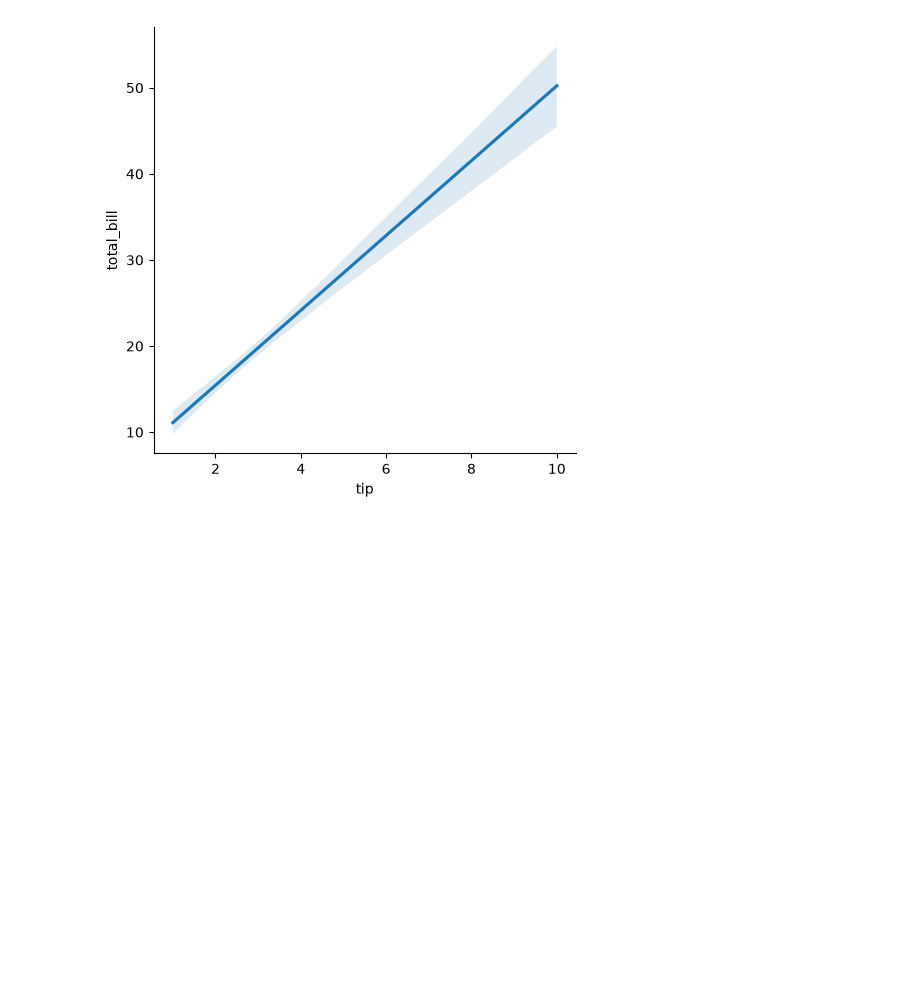
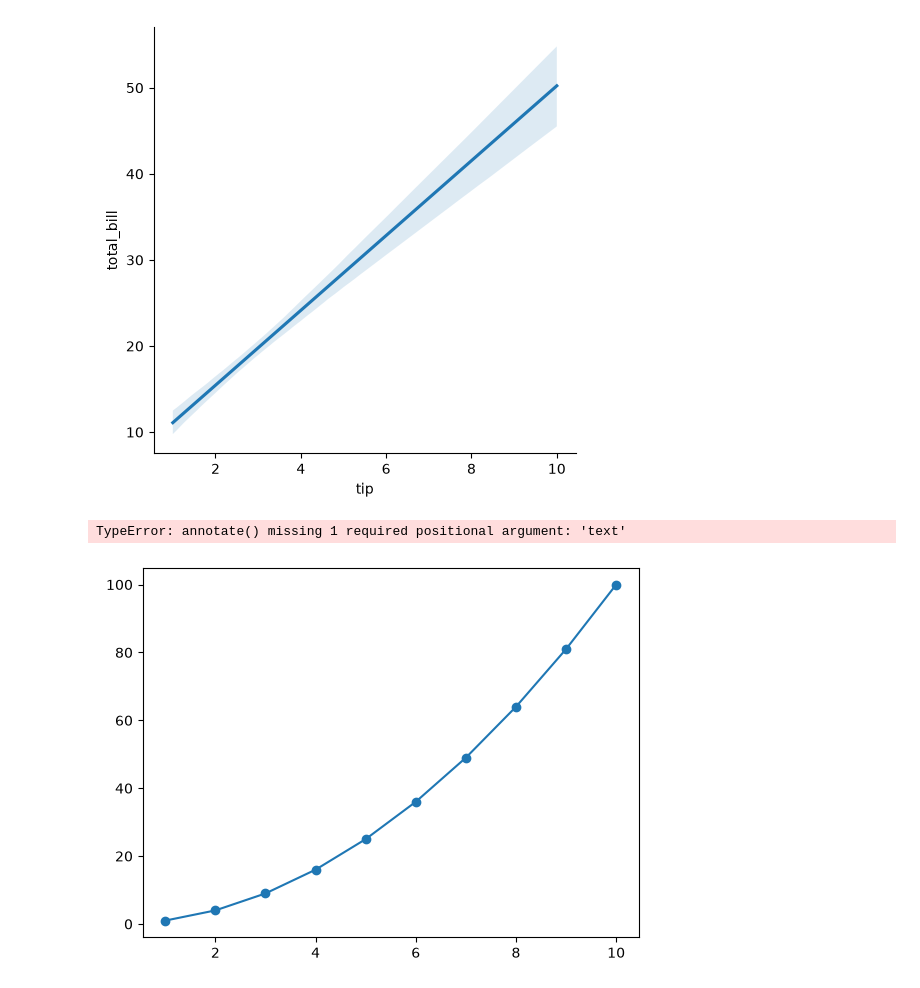
Before and after one commit to Ashuu189/python-libraries-pro, a Jupyter notebook: PracticeSheet/complete-seaborn-sheet.ipynb, the cells around one changed output. Drawn from its saved outputs; the diff is of its cells as text; code cells hidden in the pictures; blank space fills up the shorter version.

```diff
--- a/PracticeSheet/complete-seaborn-sheet.ipynb
+++ b/PracticeSheet/complete-seaborn-sheet.ipynb
@@ -397,3 +397,13 @@ sns.lmplot(x='tip',y='total_bill',data=tips,scatter=False)
 # %% [output]
 <seaborn.axisgrid.FacetGrid at 0x...>
 [figure]
+# %%
+x=np.arange(1,11)
+y=x**2
+
+plt.plot(x,y,marker='o')
+for i in range(len(x)):
+    plt.annotate(xy=(x[i],y[i]),xytext=(x[i],y[i]),va='bottom')
+# %% [output]
+TypeError: annotate() missing 1 required positional argument: 'text'
+[figure, added]
```
Also changed, not shown: parts of 3 cells of this notebook, 2 other files.
